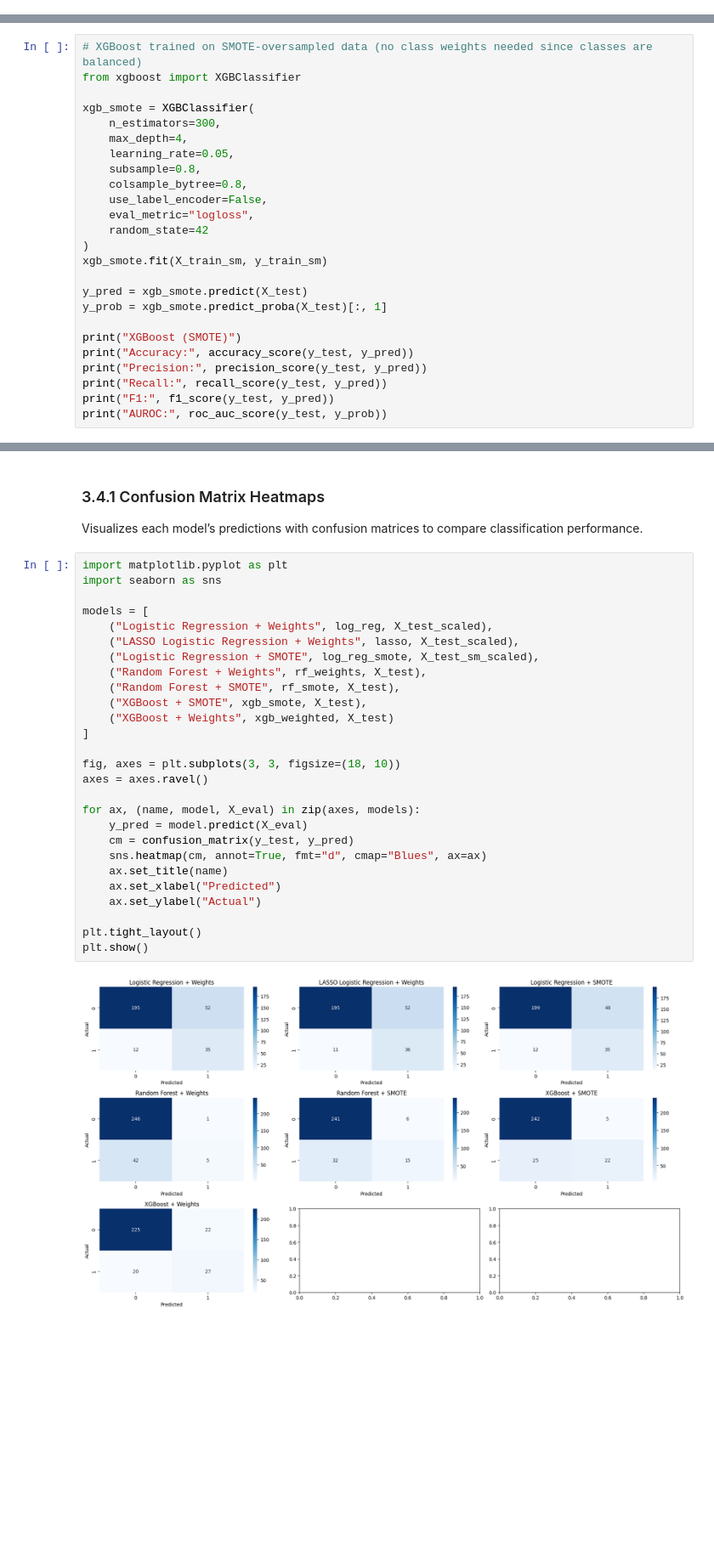
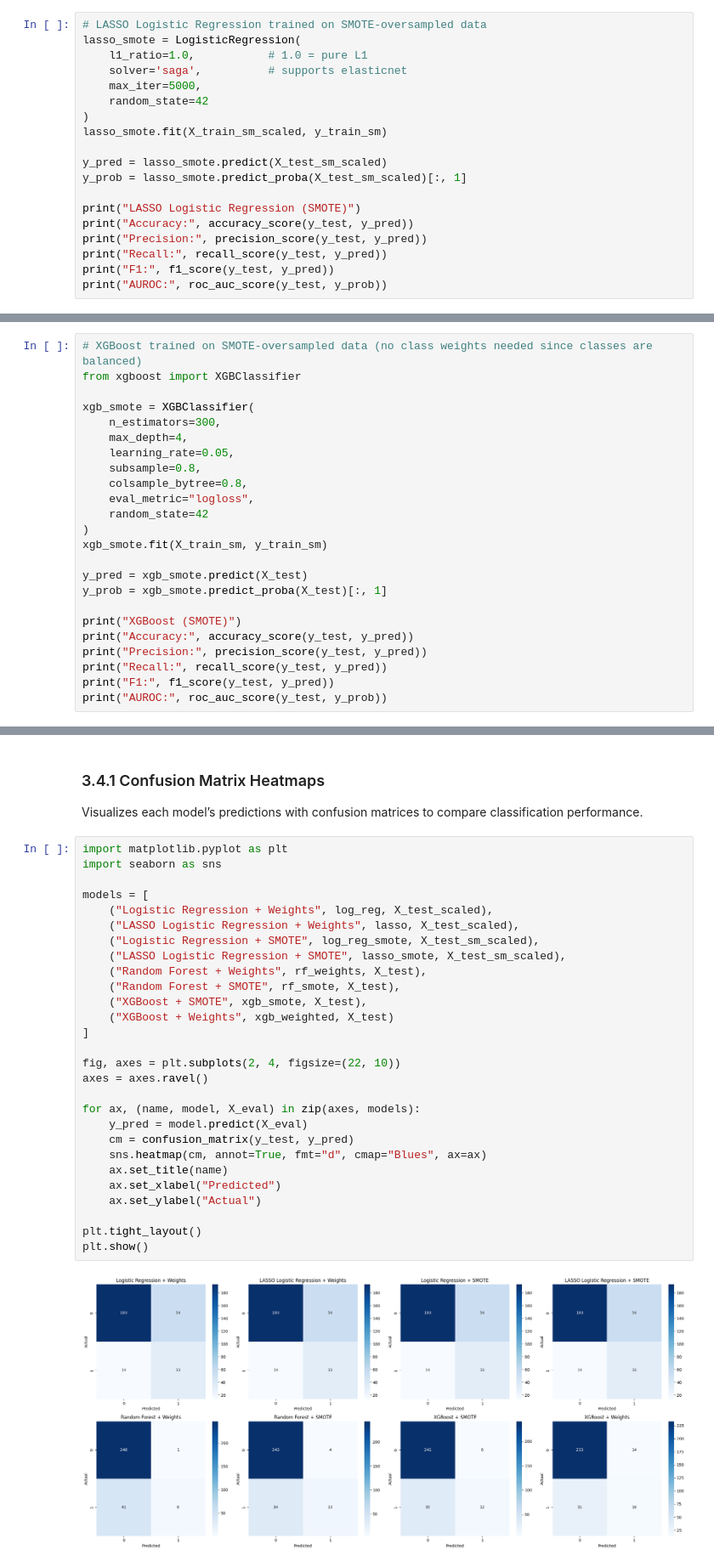
Before and after one commit to BigDataProject8/WorkforceIntelligence, a Jupyter notebook: project-08.ipynb, the cells around one changed output, grey strips where cells are left out. Shown at 85% size. Cells and saved outputs as stored; diff of their text form; blank space fills up the shorter version.

Commit message:
Fixed the heatmap display issue, formatting and resolved conflicts

```diff
--- a/project-08.ipynb
+++ b/project-08.ipynb
@@ -727,0 +731,19 @@ AUROC: 0.8477905073649754
+# %%
+# LASSO Logistic Regression trained on SMOTE-oversampled data
+lasso_smote = LogisticRegression(
+    l1_ratio=1.0,           # 1.0 = pure L1
+    solver='saga',          # supports elasticnet
+    max_iter=5000,
+    random_state=42
+)
+lasso_smote.fit(X_train_sm_scaled, y_train_sm)
+
+y_pred = lasso_smote.predict(X_test_sm_scaled)
+y_prob = lasso_smote.predict_proba(X_test_sm_scaled)[:, 1]
+
+print("LASSO Logistic Regression (SMOTE)")
+print("Accuracy:", accuracy_score(y_test, y_pred))
+print("Precision:", precision_score(y_test, y_pred))
+print("Recall:", recall_score(y_test, y_pred))
+print("F1:", f1_score(y_test, y_pred))
+print("AUROC:", roc_auc_score(y_test, y_prob))
@@ -789,7 +818,6 @@ xgb_smote = XGBClassifier(
     learning_rate=0.05,
     subsample=0.8,
     colsample_bytree=0.8,
-    use_label_encoder=False,
     eval_metric="logloss",
     random_state=42
 )
@@ -909,31 +936,32 @@ Visualizes each model’s predictions with confusion matrices to compare classif
 # %%
 import matplotlib.pyplot as plt
 import seaborn as sns
 
 models = [
     ("Logistic Regression + Weights", log_reg, X_test_scaled),
     ("LASSO Logistic Regression + Weights", lasso, X_test_scaled),
     ("Logistic Regression + SMOTE", log_reg_smote, X_test_sm_scaled),
+    ("LASSO Logistic Regression + SMOTE", lasso_smote, X_test_sm_scaled),
     ("Random Forest + Weights", rf_weights, X_test),
     ("Random Forest + SMOTE", rf_smote, X_test),
     ("XGBoost + SMOTE", xgb_smote, X_test),
     ("XGBoost + Weights", xgb_weighted, X_test)
 ]
 
-fig, axes = plt.subplots(3, 3, figsize=(18, 10))
+fig, axes = plt.subplots(2, 4, figsize=(22, 10))
 axes = axes.ravel()
 
 for ax, (name, model, X_eval) in zip(axes, models):
     y_pred = model.predict(X_eval)
     cm = confusion_matrix(y_test, y_pred)
     sns.heatmap(cm, annot=True, fmt="d", cmap="Blues", ax=ax)
     ax.set_title(name)
     ax.set_xlabel("Predicted")
     ax.set_ylabel("Actual")
 
 plt.tight_layout()
 plt.show()
 # %% [output]
-[figure, old version]
+[figure, new version]
 # %% [markdown]
 ### 3.4.2 Model Comparison Summary
```
Also changed, not shown: parts of 25 cells of this notebook.
